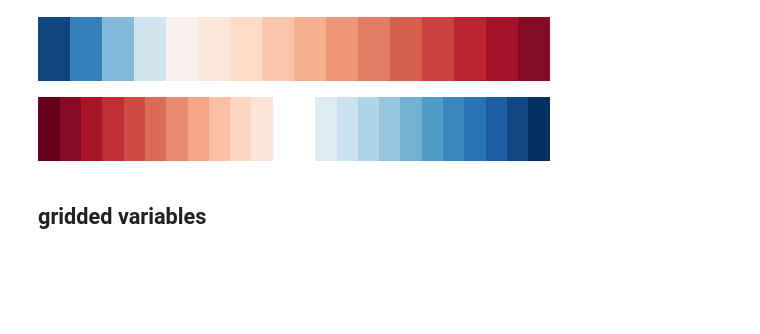
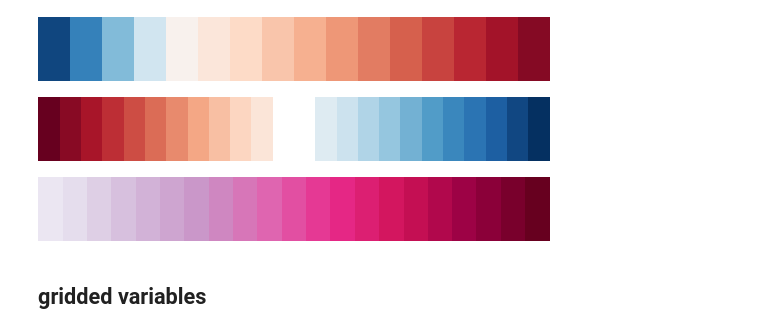
Before and after one commit to fvanoorschot/global_sr_module, a Jupyter notebook: global_sr_comparison.ipynb, the cells around one changed output. Saved outputs shown, nothing was run; the diff lists cells and outputs as text; code cells hidden in the pictures; blank space fills up the shorter version.

```diff
--- a/global_sr_comparison.ipynb
+++ b/global_sr_comparison.ipynb
@@ -117,6 +117,13 @@ cmap_rdbu = ListedColormap(color_list)
 cmap_rdbu
 # %% [output]
 [figure]
+# %%
+cmap = cm.get_cmap('PuRd',23)
+color_list = [matplotlib.colors.rgb2hex(cmap(i)[:3]) for i in range(cmap.N)]
+cmap = ListedColormap(color_list[2:])
+cmap
+# %% [output]
+[figure, added]
 # %% [markdown]
 ## gridded variables
 # %%
```
Also changed, not shown: parts of 11 cells of this notebook, 2 other files.
